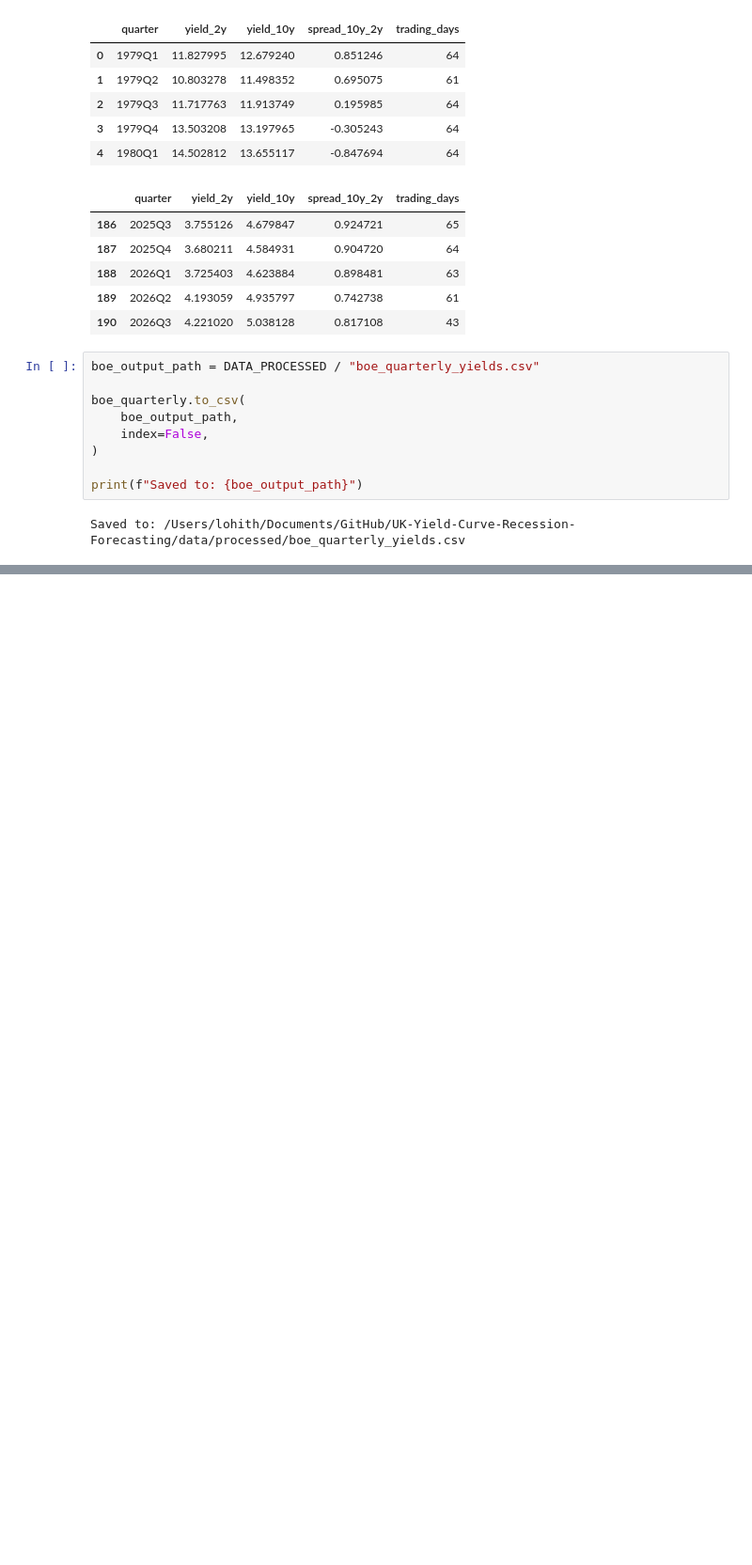
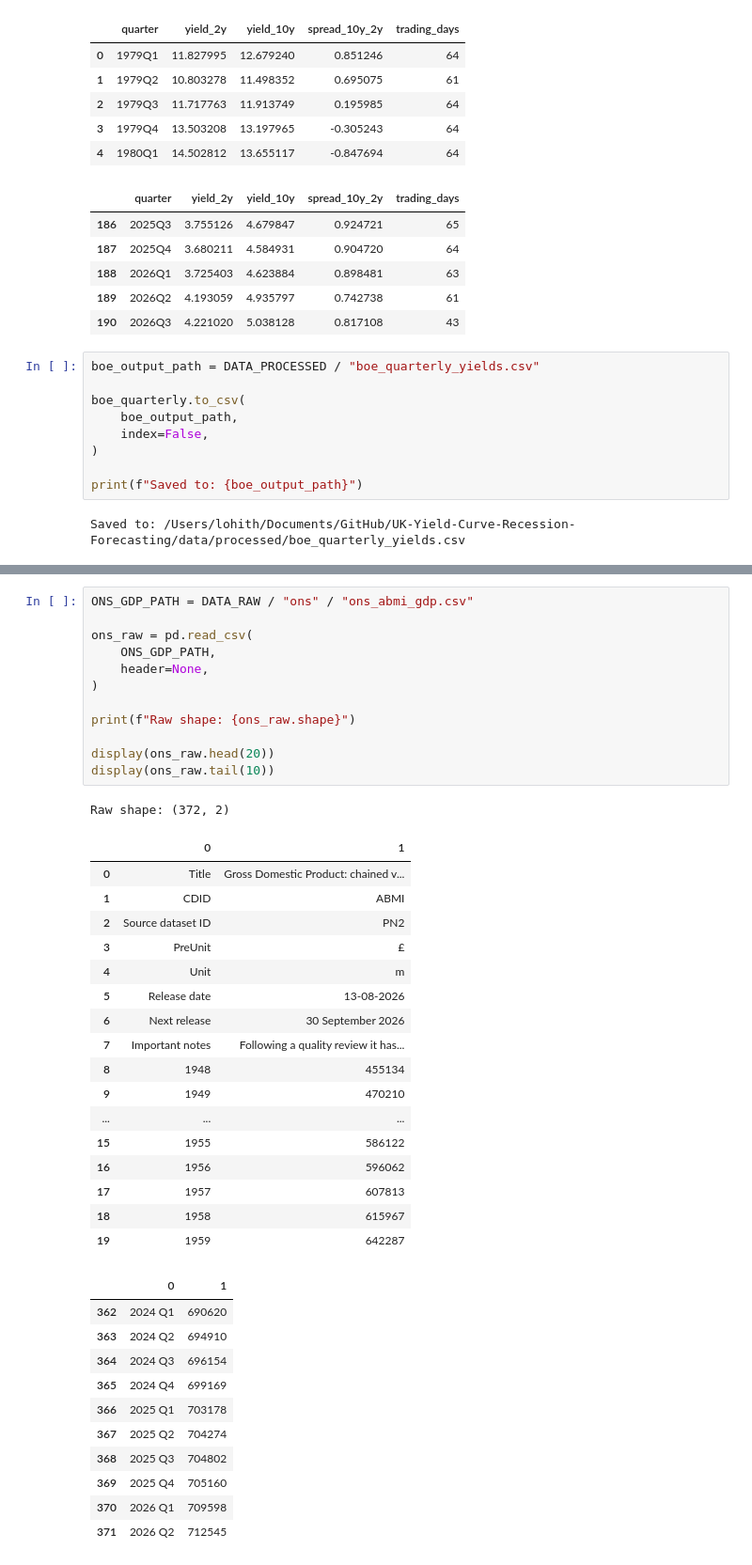
Before and after one commit to Lohith151105/UK-Yield-Curve-Recession-Forecasting, a Jupyter notebook: notebooks/01_data_collection_inspection.ipynb, the cells around one changed output, grey strips where cells are left out. Shown at 94% size. Cells and saved outputs as stored; diff of their text form; blank space fills up the shorter version.

Commit message:
Process ONS quarterly real GDP data

```diff
--- a/notebooks/01_data_collection_inspection.ipynb
+++ b/notebooks/01_data_collection_inspection.ipynb
@@ -353,0 +358,42 @@ Saved to: /Users/lohith/Documents/GitHub/UK-Yield-Curve-Recession-Forecasting/da
+# %%
+ONS_GDP_PATH = DATA_RAW / "ons" / "ons_abmi_gdp.csv"
+
+ons_raw = pd.read_csv(
+    ONS_GDP_PATH,
+    header=None,
+)
+
+print(f"Raw shape: {ons_raw.shape}")
+
+display(ons_raw.head(20))
+display(ons_raw.tail(10))
+# %% [output]
+Raw shape: (372, 2)
+|  | 0 | 1 |
+| 0 | Title | Gross Domestic Product: chained v... |
+| 1 | CDID | ABMI |
+| 2 | Source dataset ID | PN2 |
+| 3 | PreUnit | £ |
+| 4 | Unit | m |
+| 5 | Release date | 13-08-2026 |
+| 6 | Next release | 30 September 2026 |
+| 7 | Important notes | Following a quality review it has... |
+| 8 | 1948 | 455134 |
+| 9 | 1949 | 470210 |
+| ... | ... | ... |
+| 15 | 1955 | 586122 |
+| 16 | 1956 | 596062 |
+| 17 | 1957 | 607813 |
+| 18 | 1958 | 615967 |
+| 19 | 1959 | 642287 |
+|  | 0 | 1 |
+| 362 | 2024 Q1 | 690620 |
+| 363 | 2024 Q2 | 694910 |
+| 364 | 2024 Q3 | 696154 |
+| 365 | 2024 Q4 | 699169 |
+| 366 | 2025 Q1 | 703178 |
+| 367 | 2025 Q2 | 704274 |
+| 368 | 2025 Q3 | 704802 |
+| 369 | 2025 Q4 | 705160 |
+| 370 | 2026 Q1 | 709598 |
+| 371 | 2026 Q2 | 712545 |
```
Also changed, not shown: parts of 6 cells of this notebook.
